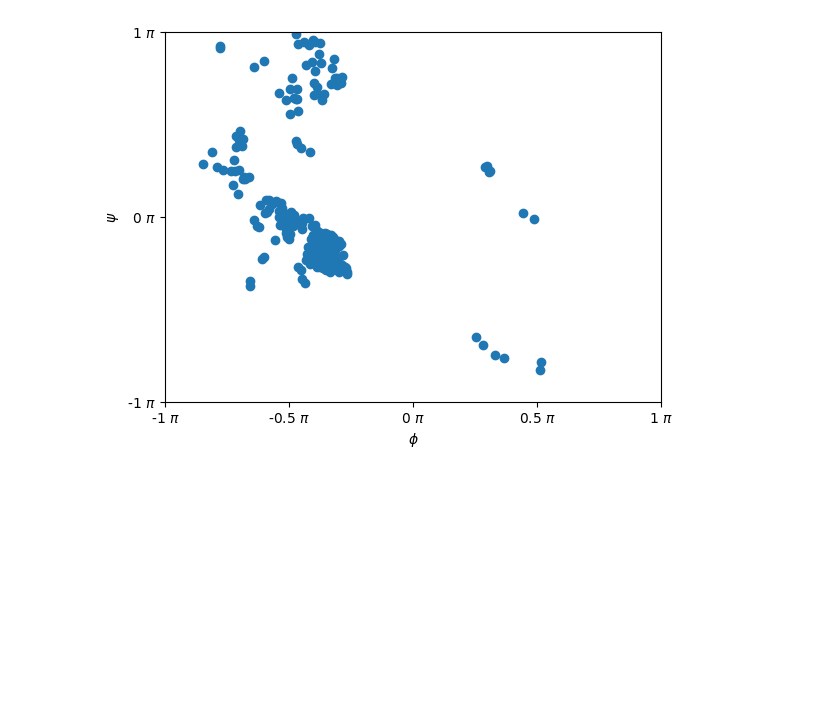
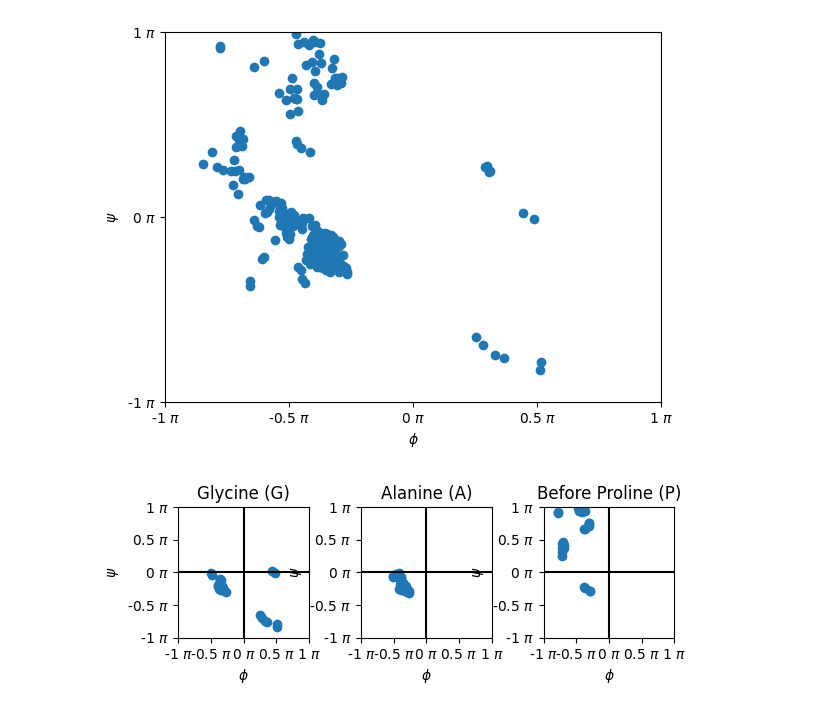
Before and after one commit to matusoff/Molecular-dynamics-with-BioPython, a Jupyter notebook: Dihedral_angles.ipynb, the cells around one changed output. Drawn from its saved outputs; the diff is of its cells as text; code cells hidden in the pictures; blank space fills up the shorter version.

```diff
--- a/Dihedral_angles.ipynb
+++ b/Dihedral_angles.ipynb
@@ -55,3 +55,77 @@ ax.scatter(phi, psi)
 plt.savefig("Islands.png", format="png")
 # %% [output]
 [figure]
+# %%
+# Import the Hemoglobin coordinates file from the Protein Data Bank.
+structure = Bio.PDB.PDBParser(QUIET=True).get_structure('Hemoglobin', '/content/sample_data/1a3n.pdb')
+
+# Define a function to build a model of the protein from the coordinates.
+def build_model(structure, resid, offset):
+    angles = list()
+    for model in structure:
+        for chain in model:
+            polypeptides = Bio.PDB.CaPPBuilder().build_peptides(chain)
+            for poly_index, poly in enumerate(polypeptides):
+                phi_psi = poly.get_phi_psi_list()
+                for res_index, residue in enumerate(poly):
+                    phi, psi = phi_psi[res_index]
+                    if (phi and psi) and poly[res_index + offset].resname == resid:
+                        angles.append(['Hemoglobin', str(chain.id), residue.resname,
+                                       residue.id[1], phi / np.pi, psi / np.pi])
+    return np.array(angles)
+
+
+# Run our function.
+angles_gly = build_model(structure, 'GLY', 0)
+angles_ala = build_model(structure, 'ALA', 0)
+angles_pre_pro = build_model(structure, 'PRO', 1)
+
+# Plot the results
+
+fig = plt.figure()
+ax1 = plt.subplot(131, autoscale_on=False, aspect='equal', xlim=[-1, 1], ylim=[-1, 1])
+plt.subplots_adjust(wspace=0.4)
+ax1.scatter(angles_gly[:, 4].astype(float), angles_gly[:, 5].astype(float))
+ax1.xaxis.set_major_formatter(tck.FormatStrFormatter('%g $\pi$'))
+ax1.xaxis.set_major_locator(tck.MultipleLocator(base=0.5))
+ax1.yaxis.set_major_formatter(tck.FormatStrFormatter('%g $\pi$'))
+ax1.yaxis.set_major_locator(tck.MultipleLocator(base=0.5))
+ax1.axhline(y=0, color='k')
+ax1.axvline(x=0, color='k')
+plt.ylim((-1, 1))
+plt.xlim((-1, 1))
+plt.xlabel('$\phi$')
+plt.ylabel('$\psi$')
+plt.title('Glycine (G)')
+
+ax2 = plt.subplot(132, autoscale_on=False, aspect='equal', xlim=[-1, 1], ylim=[-1, 1])
+ax2.scatter(angles_ala[:, 4].astype(float), angles_ala[:, 5].astype(float))
+ax2.xaxis.set_major_formatter(tck.FormatStrFormatter('%g $\pi$'))
+ax2.xaxis.set_major_locator(tck.MultipleLocator(base=0.5))
+ax2.yaxis.set_major_formatter(tck.FormatStrFormatter('%g $\pi$'))
+ax2.yaxis.set_major_locator(tck.MultipleLocator(base=0.5))
+ax2.axhline(y=0, color='k')
+ax2.axvline(x=0, color='k')
+plt.ylim((-1, 1))
+plt.xlim((-1, 1))
+plt.xlabel('$\phi$')
+plt.ylabel('$\psi$')
+plt.title('Alanine (A)')
+
+ax3 = plt.subplot(133, autoscale_on=False, aspect='equal', xlim=[-1, 1], ylim=[-1, 1])
+ax3.scatter(angles_pre_pro[:, 4].astype(float), angles_pre_pro[:, 5].astype(float))
+ax3.xaxis.set_major_formatter(tck.FormatStrFormatter('%g $\pi$'))
+ax3.xaxis.set_major_locator(tck.MultipleLocator(base=0.5))
+ax3.yaxis.set_major_formatter(tck.FormatStrFormatter('%g $\pi$'))
+ax3.yaxis.set_major_locator(tck.MultipleLocator(base=0.5))
+ax3.axhline(y=0, color='k')
+ax3.axvline(x=0, color='k')
+plt.ylim((-1, 1))
+plt.xlim((-1, 1))
+plt.xlabel('$\phi$')
+plt.ylabel('$\psi$')
+plt.title('Before Proline (P)')
+
+plt.savefig("Islands.png", format="png")
+# %% [output]
+[figure, added]
```
